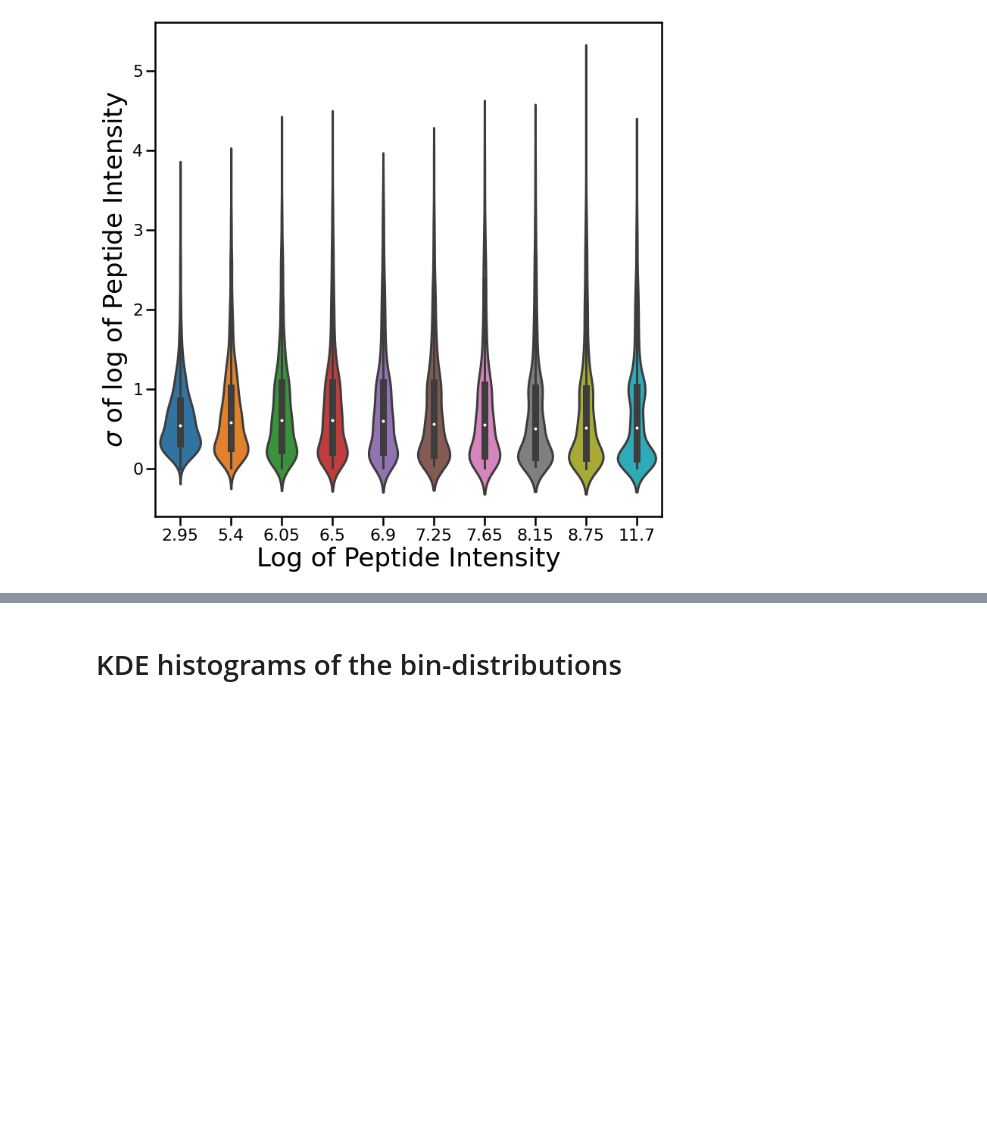
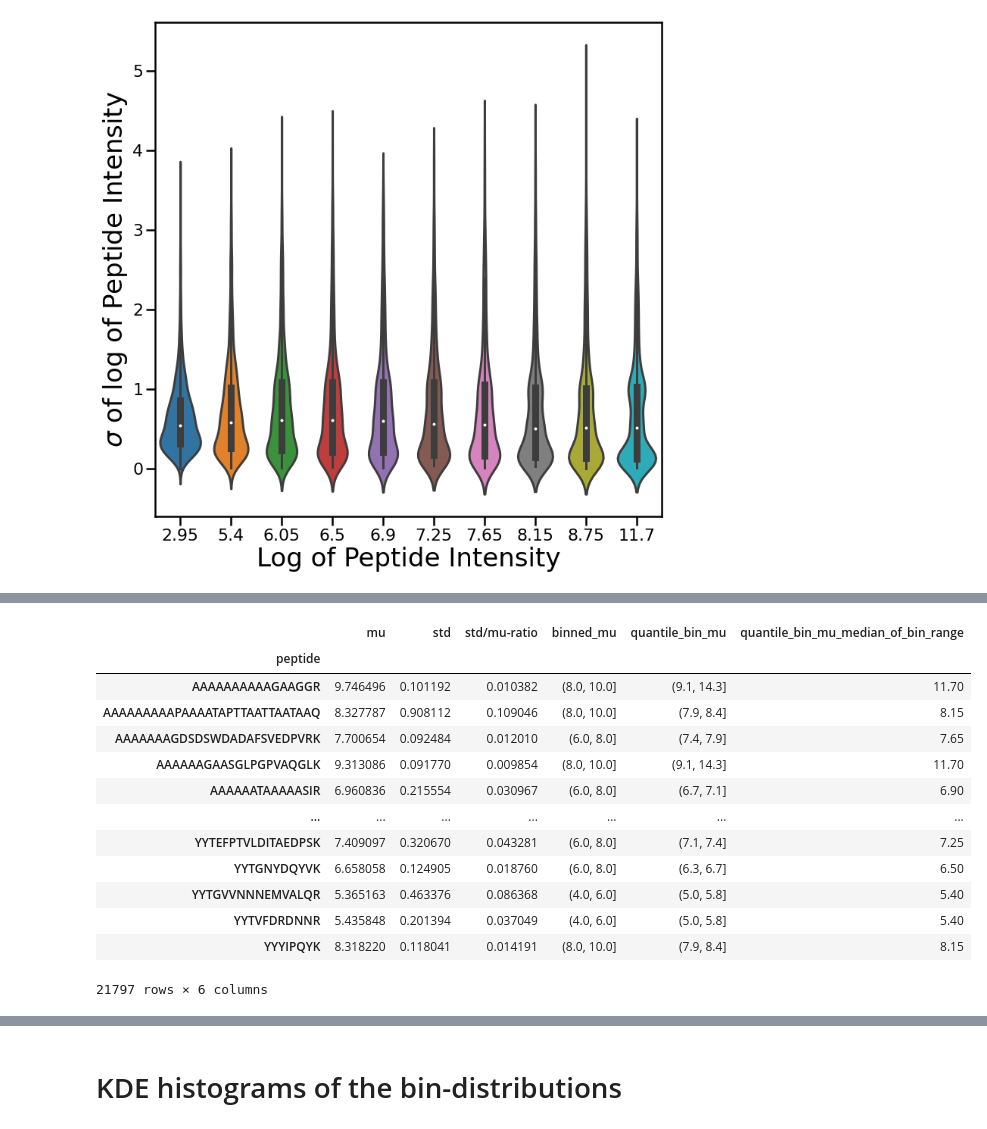
Before and after one commit to statisticalbiotechnology/dia_sum, a Jupyter notebook: result/2022-08-15_mu_sigma_scripts_test/2021-05-06-violinplot-DIANN.ipynb, the cells around one changed output, grey strips where cells are left out. Drawn from its saved outputs; the diff is of its cells as text; code cells hidden in the pictures; blank space fills up the shorter version.

```diff
--- a/result/2022-08-15_mu_sigma_scripts_test/2021-05-06-violinplot-DIANN.ipynb
+++ b/result/2022-08-15_mu_sigma_scripts_test/2021-05-06-violinplot-DIANN.ipynb
@@ -463,0 +468,17 @@ ax.tick_params(axis='x', which='major')#,labelrotation=90)
+# %%
+df_stats_filtered
+# %% [output]
+|  | mu | std | std/mu-ratio | binned_mu | quantile_bin_mu | quantile_bin_mu_median_of_bin_range |
+| peptide |  |  |  |  |  |  |
+| AAAAAAAAAAGAAGGR | 9.746496 | 0.101192 | 0.010382 | (8.0, 10.0] | (9.1, 14.3] | 11.70 |
+| AAAAAAAAAPAAAATAPTTAATTAATAAQ | 8.327787 | 0.908112 | 0.109046 | (8.0, 10.0] | (7.9, 8.4] | 8.15 |
+| AAAAAAAGDSDSWDADAFSVEDPVRK | 7.700654 | 0.092484 | 0.012010 | (6.0, 8.0] | (7.4, 7.9] | 7.65 |
+| AAAAAAGAASGLPGPVAQGLK | 9.313086 | 0.091770 | 0.009854 | (8.0, 10.0] | (9.1, 14.3] | 11.70 |
+| AAAAAATAAAAASIR | 6.960836 | 0.215554 | 0.030967 | (6.0, 8.0] | (6.7, 7.1] | 6.90 |
+| ... | ... | ... | ... | ... | ... | ... |
+| YYTEFPTVLDITAEDPSK | 7.409097 | 0.320670 | 0.043281 | (6.0, 8.0] | (7.1, 7.4] | 7.25 |
+| YYTGNYDQYVK | 6.658058 | 0.124905 | 0.018760 | (6.0, 8.0] | (6.3, 6.7] | 6.50 |
+| YYTGVVNNNEMVALQR | 5.365163 | 0.463376 | 0.086368 | (4.0, 6.0] | (5.0, 5.8] | 5.40 |
+| YYTVFDRDNNR | 5.435848 | 0.201394 | 0.037049 | (4.0, 6.0] | (5.0, 5.8] | 5.40 |
+| YYYIPQYK | 8.318220 | 0.118041 | 0.014191 | (8.0, 10.0] | (7.9, 8.4] | 8.15 |
+21797 rows × 6 columns
```
Also changed, not shown: parts of 3 cells of this notebook, 4 other files.
